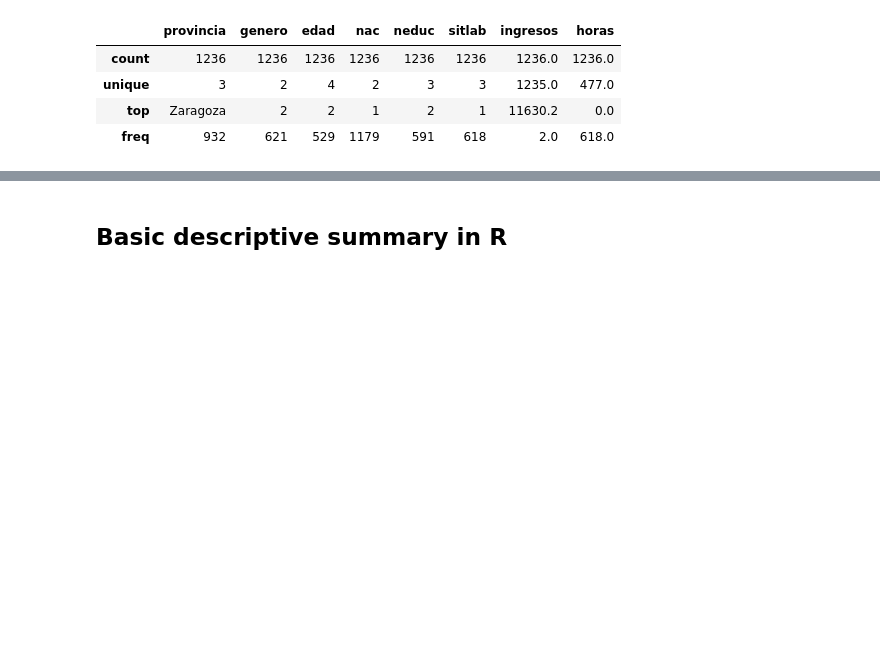
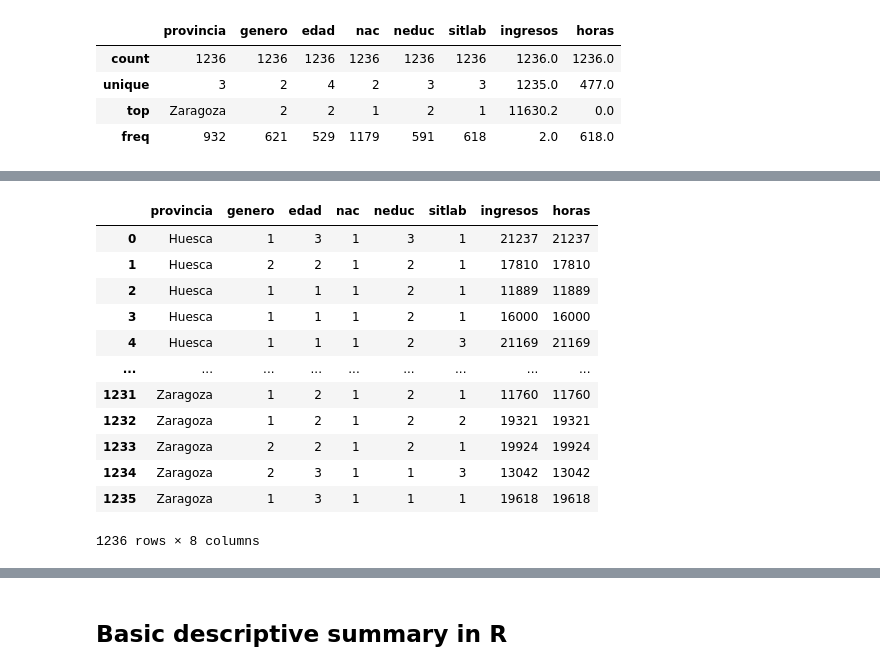
Before and after one commit to FabioScielzoOrtiz/Estadistica4all-blog, a Jupyter notebook: Descriptive Statisitcs in Python and R/Descriptive Statistics with Python and R.ipynb, the cells around one changed output, grey strips where cells are left out. Cells and saved outputs as stored; diff of their text form; code cells hidden in the pictures; blank space fills up the shorter version.

```diff
--- a/Descriptive Statisitcs in Python and R/Descriptive Statistics with Python and R.ipynb
+++ b/Descriptive Statisitcs in Python and R/Descriptive Statistics with Python and R.ipynb
@@ -728,0 +731,28 @@ data_Python.describe()
+# %%
+data_Python.dtypes
+
+data_Python['ingresos'] = data_Python['ingresos'].astype(int)
+data_Python['horas'] = data_Python['ingresos'].astype(int)
+# %%
+data_Python['genero'] = data_Python['genero'].astype('category')
+data_Python['edad'] = data_Python['genero'].astype('category')
+data_Python['nac'] = data_Python['genero'].astype('category')
+data_Python['neduc'] = data_Python['genero'].astype('category')
+data_Python['sitlab'] = data_Python['genero'].astype('category')
+data_Python['provincia'] = data_Python['genero'].astype('category')
+# %%
+data_Python
+# %% [output]
+|  | provincia | genero | edad | nac | neduc | sitlab | ingresos | horas |
+| 0 | Huesca | 1 | 3 | 1 | 3 | 1 | 21237 | 21237 |
+| 1 | Huesca | 2 | 2 | 1 | 2 | 1 | 17810 | 17810 |
+| 2 | Huesca | 1 | 1 | 1 | 2 | 1 | 11889 | 11889 |
+| 3 | Huesca | 1 | 1 | 1 | 2 | 1 | 16000 | 16000 |
+| 4 | Huesca | 1 | 1 | 1 | 2 | 3 | 21169 | 21169 |
+| ... | ... | ... | ... | ... | ... | ... | ... | ... |
+| 1231 | Zaragoza | 1 | 2 | 1 | 2 | 1 | 11760 | 11760 |
+| 1232 | Zaragoza | 1 | 2 | 1 | 2 | 2 | 19321 | 19321 |
+| 1233 | Zaragoza | 2 | 2 | 1 | 2 | 1 | 19924 | 19924 |
+| 1234 | Zaragoza | 2 | 3 | 1 | 1 | 3 | 13042 | 13042 |
+| 1235 | Zaragoza | 1 | 3 | 1 | 1 | 1 | 19618 | 19618 |
+1236 rows × 8 columns
```
Also changed, not shown: parts of 5 cells of this notebook.
